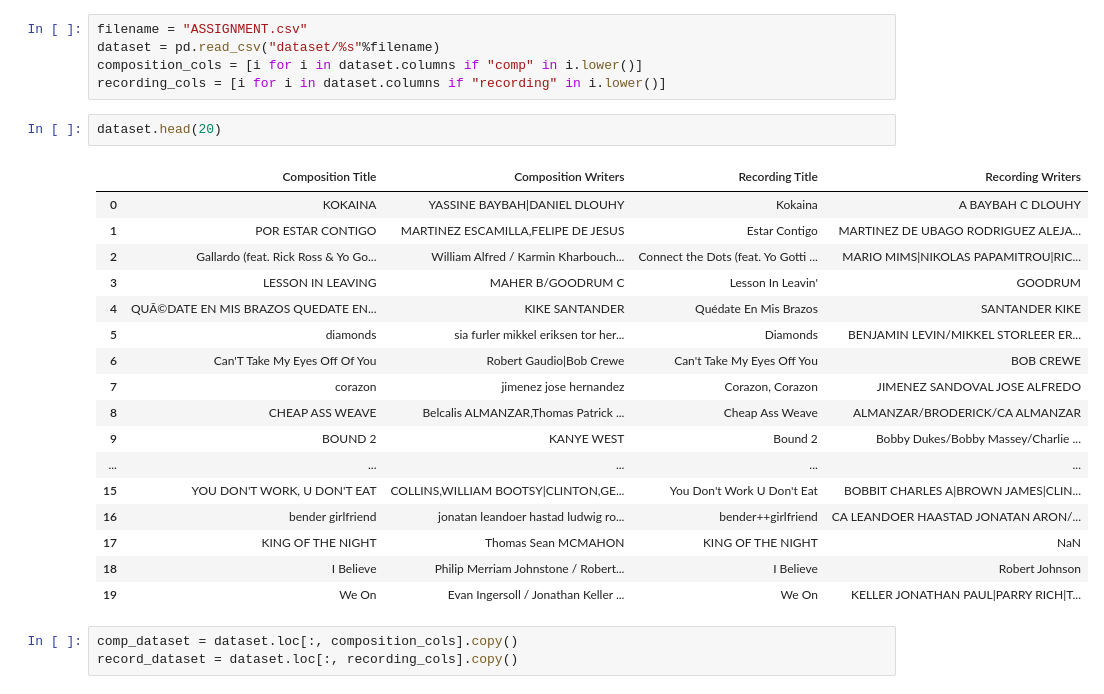
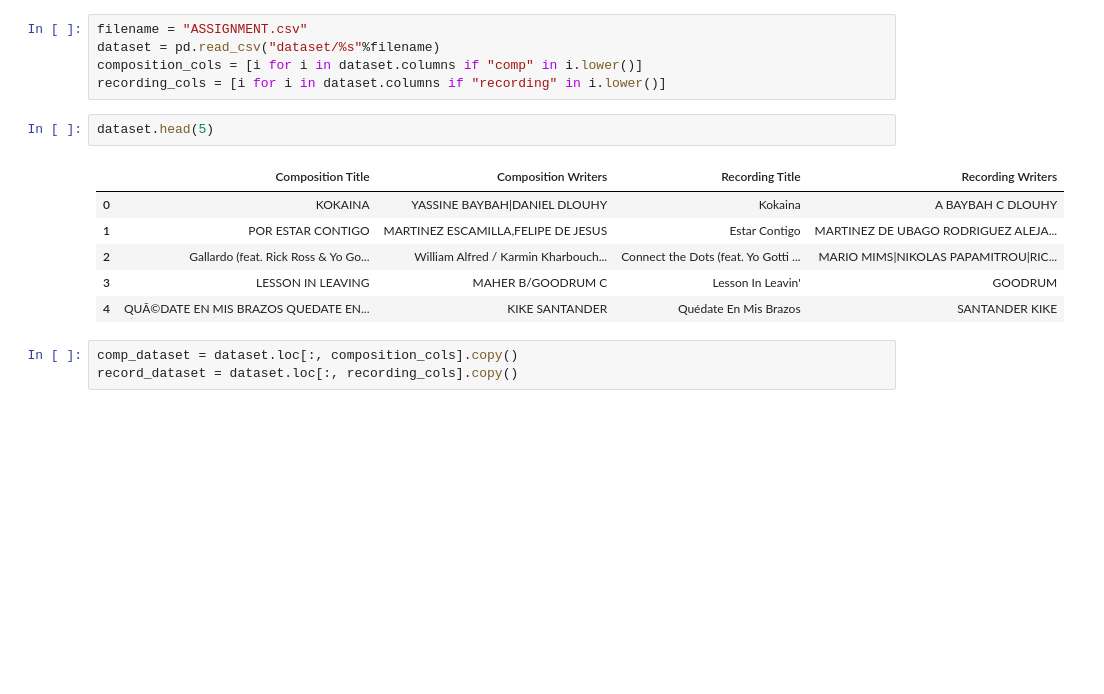
Before and after one commit to dimitrisl/assignment_of, a Jupyter notebook: src/excercise_1.ipynb, the cells around one changed output. Drawn from its saved outputs; the diff is of its cells as text; blank space fills up the shorter version.

```diff
--- a/src/excercise_1.ipynb
+++ b/src/excercise_1.ipynb
@@ -33,25 +33,14 @@ dataset = pd.read_csv("dataset/%s"%filename)
 composition_cols = [i for i in dataset.columns if "comp" in i.lower()]
 recording_cols = [i for i in dataset.columns if "recording" in i.lower()]
 # %%
-dataset.head(20)
+dataset.head(5)
 # %% [output]
 |  | Composition Title | Composition Writers | Recording Title | Recording Writers |
 | 0 | KOKAINA | YASSINE BAYBAH|DANIEL DLOUHY | Kokaina | A BAYBAH C DLOUHY |
 | 1 | POR ESTAR CONTIGO | MARTINEZ ESCAMILLA,FELIPE DE JESUS | Estar Contigo | MARTINEZ DE UBAGO RODRIGUEZ ALEJA... |
 | 2 | Gallardo (feat. Rick Ross & Yo Go... | William Alfred / Karmin Kharbouch... | Connect the Dots (feat. Yo Gotti ... | MARIO MIMS|NIKOLAS PAPAMITROU|RIC... |
 | 3 | LESSON IN LEAVING | MAHER B/GOODRUM C | Lesson In Leavin' | GOODRUM |
 | 4 | QUÃ©DATE EN MIS BRAZOS QUEDATE EN... | KIKE SANTANDER | Quédate En Mis Brazos | SANTANDER KIKE |
-| 5 | diamonds | sia furler mikkel eriksen tor her... | Diamonds | BENJAMIN LEVIN/MIKKEL STORLEER ER... |
-| 6 | Can'T Take My Eyes Off Of You | Robert Gaudio|Bob Crewe | Can't Take My Eyes Off You | BOB CREWE |
-| 7 | corazon | jimenez jose hernandez | Corazon, Corazon | JIMENEZ SANDOVAL JOSE ALFREDO |
-| 8 | CHEAP ASS WEAVE | Belcalis ALMANZAR,Thomas Patrick ... | Cheap Ass Weave | ALMANZAR/BRODERICK/CA ALMANZAR |
-| 9 | BOUND 2 | KANYE WEST | Bound 2 | Bobby Dukes/Bobby Massey/Charlie ... |
-| ... | ... | ... | ... | ... |
-| 15 | YOU DON'T WORK, U DON'T EAT | COLLINS,WILLIAM BOOTSY|CLINTON,GE... | You Don't Work U Don't Eat | BOBBIT CHARLES A|BROWN JAMES|CLIN... |
-| 16 | bender girlfriend | jonatan leandoer hastad ludwig ro... | bender++girlfriend | CA LEANDOER HAASTAD JONATAN ARON/... |
-| 17 | KING OF THE NIGHT | Thomas Sean MCMAHON | KING OF THE NIGHT | NaN |
-| 18 | I Believe | Philip Merriam Johnstone / Robert... | I Believe | Robert Johnson |
-| 19 | We On | Evan Ingersoll / Jonathan Keller ... | We On | KELLER JONATHAN PAUL|PARRY RICH|T... |
 # %%
 comp_dataset = dataset.loc[:, composition_cols].copy()
 record_dataset = dataset.loc[:, recording_cols].copy()
```
Also changed, not shown: parts of 32 cells of this notebook, 2 other files.
